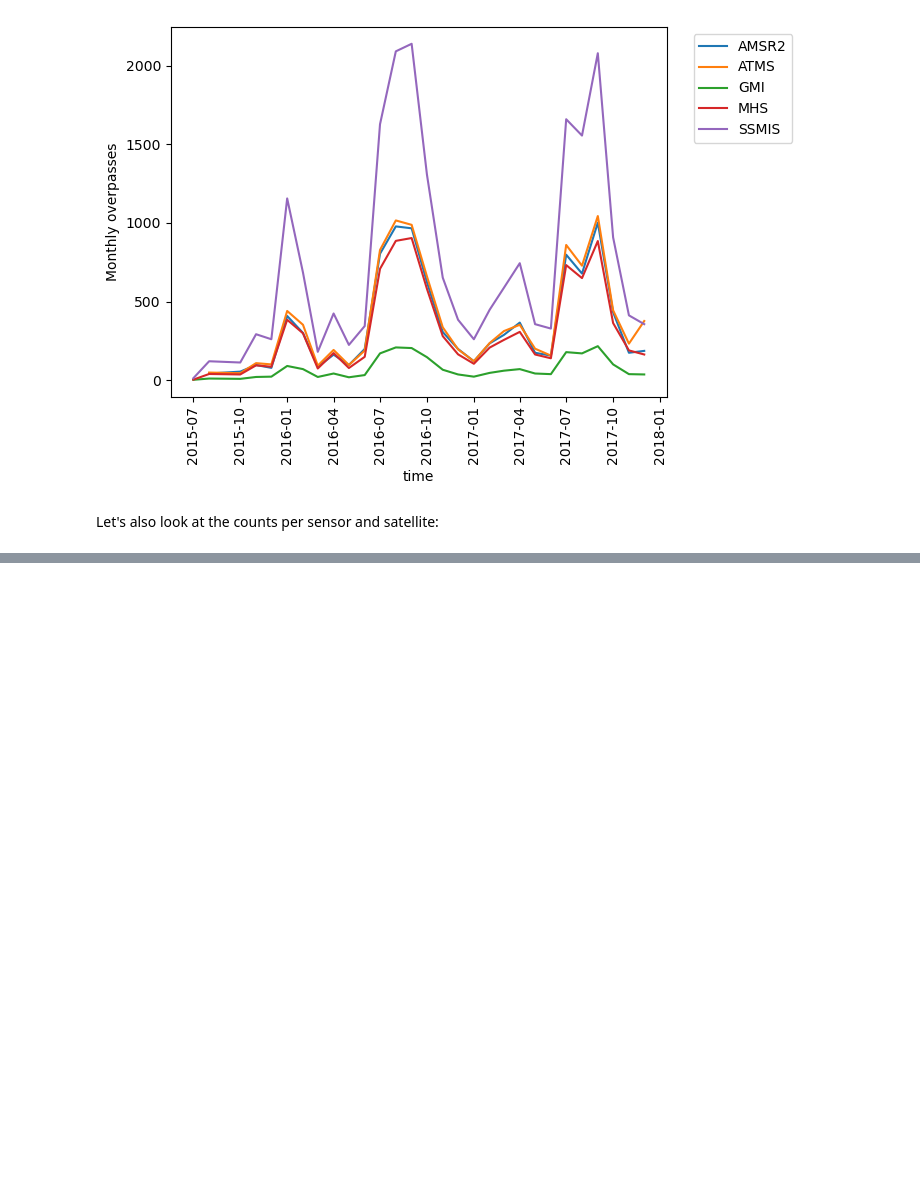
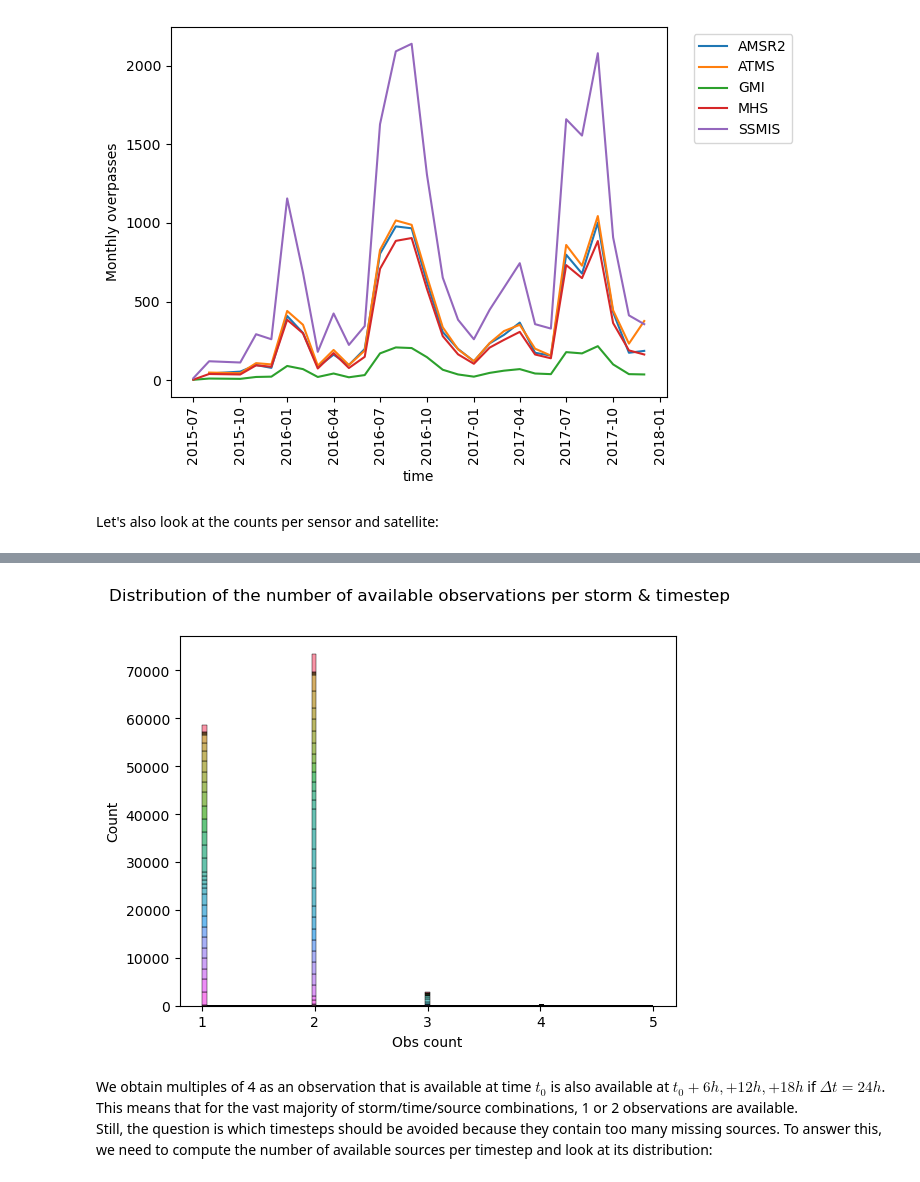
Before and after one commit to dauvillc/tc_multi_sources, a Jupyter notebook: notebooks/sources.ipynb, the cells around one changed output, grey strips where cells are left out. Saved outputs shown, nothing was run; the diff lists cells and outputs as text; code cells hidden in the pictures; blank space fills up the shorter version.

```diff
--- a/notebooks/sources.ipynb
+++ b/notebooks/sources.ipynb
@@ -102,0 +108,9 @@
+# %%
+dt = pd.Timedelta(24, 'h')
+# %%
+# Compute the synoptic time that is before and closest to the observation time
+df["syn_time"] = df.time.dt.ceil(freq='6h')
+# Compute the synoptic times up to which the observations are available
+df["syn_time"] = df.apply(lambda row: pd.date_range(row['syn_time'], row['time'] + dt, freq='6h'), axis=1)
+df = df.explode('syn_time')
+df.head()
@@ -102,0 +126,4 @@
+# %%
+# Compute for each synoptic time that has at least one observation, the number of observations available for each source
+available_source_counts = df.explode('syn_time').groupby(['SID', 'syn_time', 'source_name'])['SID'].count().rename('Obs count').reset_index()
+available_source_counts.head()
@@ -102,0 +137,10 @@
+# %%
+sns.histplot(available_source_counts, x='Obs count', hue='source_name', legend=False, multiple='stack')
+plt.xticks(available_source_counts['Obs count'].drop_duplicates().sort_values())
+plt.suptitle('Distribution of the number of available observations per storm & timestep')
+plt.show()
+# %% [output]
+[figure, added]
+# %% [markdown]
+We obtain multiples of 4 as an observation that is available at time $t_0$ is also available at $t_0+6h,+12h,+18h$ if $\Delta t=24h$. This means that for the vast majority of storm/time/source combinations, 1 or 2 observations are available.
+Still, the question is which timesteps should be avoided because they contain too many missing sources. To answer this, we need to compute the number of available sources per timestep and look at its distribution:
```
Also changed, not shown: parts of 16 cells of this notebook, 1 other file.
